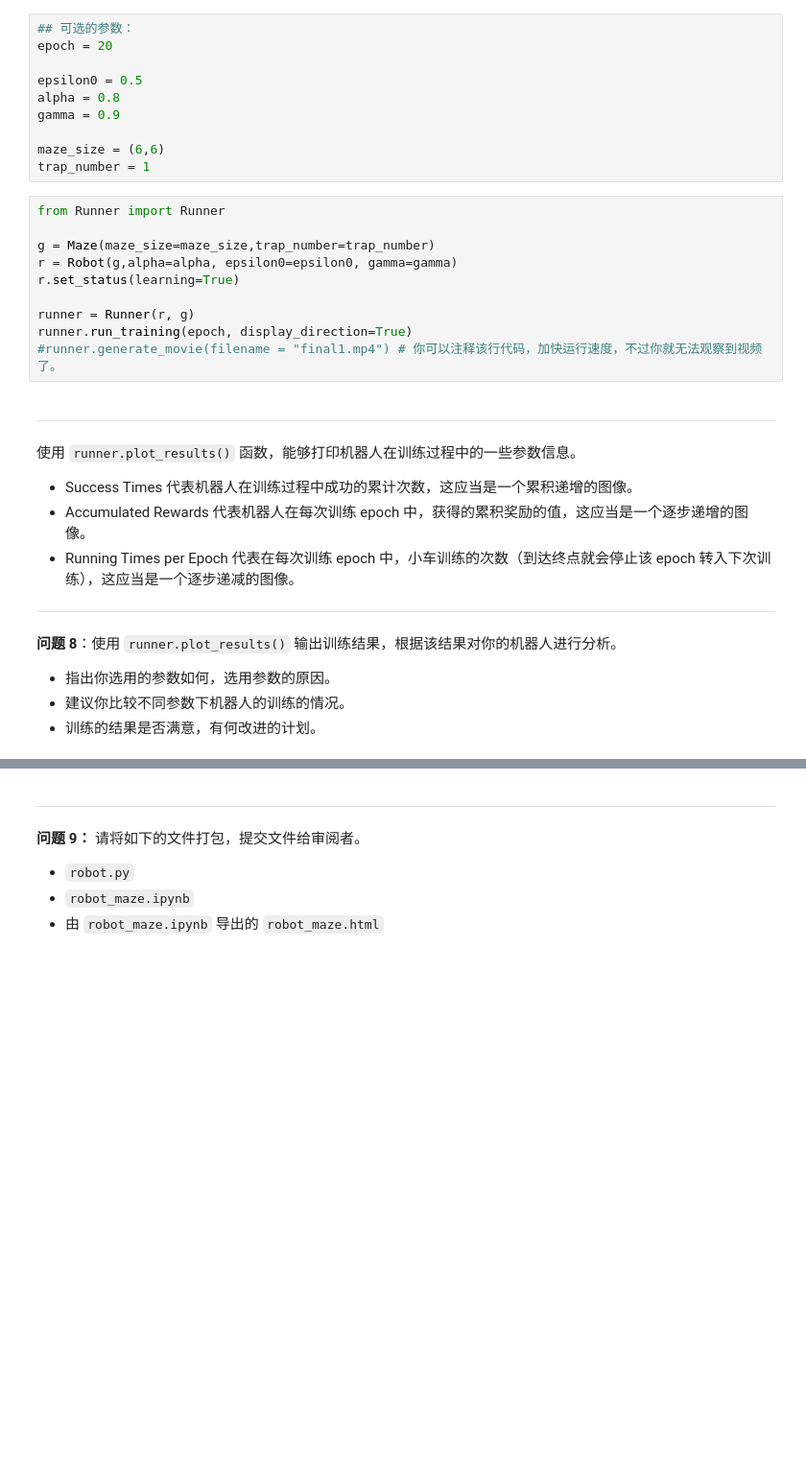
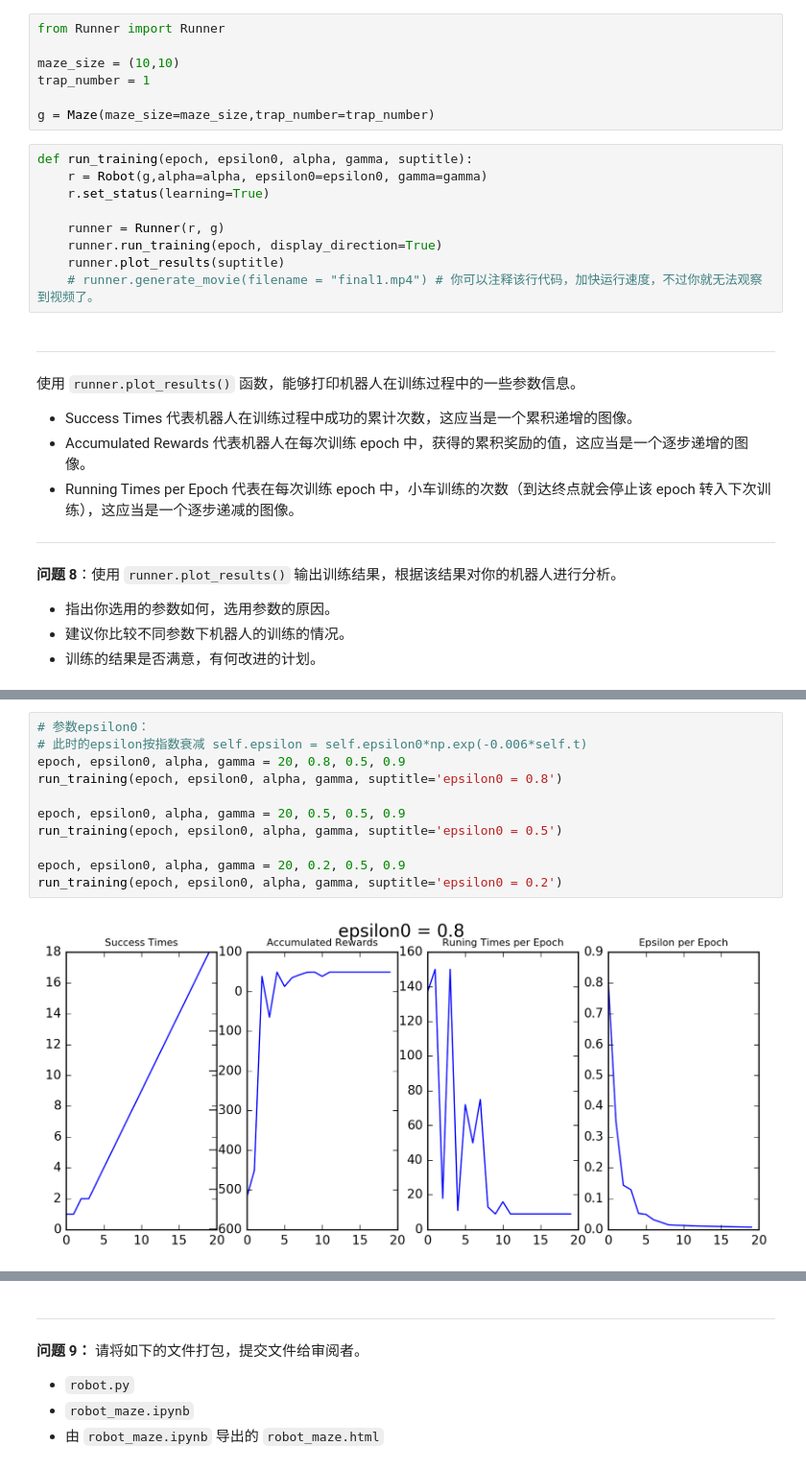
Before and after one commit to AZhenWang/qlearning_maze, a Jupyter notebook: robot_maze.ipynb, the cells around one changed output, grey strips where cells are left out. Shown at 96% size. Cells and saved outputs as stored; diff of their text form; blank space fills up the shorter version.

```diff
--- a/robot_maze.ipynb
+++ b/robot_maze.ipynb
@@ -246,26 +234,22 @@ print(robot.update())
 - 迷宫参数:
     - 迷宫大小
     - 迷宫中陷阱的数量
-# %%
-## 可选的参数：
-epoch = 20
-
-epsilon0 = 0.5
-alpha = 0.8
-gamma = 0.9
-
-maze_size = (6,6)
-trap_number = 1
+# %%
+from Runner import Runner
+
+maze_size = (10,10)
+trap_number = 1
+
+g = Maze(maze_size=maze_size,trap_number=trap_number)
 # %%
-from Runner import Runner
+def run_training(epoch, epsilon0, alpha, gamma, suptitle):
+    r = Robot(g,alpha=alpha, epsilon0=epsilon0, gamma=gamma)
+    r.set_status(learning=True)
 
-g = Maze(maze_size=maze_size,trap_number=trap_number)
-r = Robot(g,alpha=alpha, epsilon0=epsilon0, gamma=gamma)
-r.set_status(learning=True)
-
-runner = Runner(r, g)
-runner.run_training(epoch, display_direction=True)
-#runner.generate_movie(filename = "final1.mp4") # 你可以注释该行代码，加快运行速度，不过你就无法观察到视频了。
+    runner = Runner(r, g)
+    runner.run_training(epoch, display_direction=True)
+    runner.plot_results(suptitle)
+    # runner.generate_movie(filename = "final1.mp4") # 你可以注释该行代码，加快运行速度，不过你就无法观察到视频了。
 # %% [markdown]
 ---
 
@@ -288,0 +273,13 @@ runner.plot_results()
+# %%
+# 参数epsilon0：
+# 此时的epsilon按指数衰减 self.epsilon = self.epsilon0*np.exp(-0.006*self.t)
+epoch, epsilon0, alpha, gamma = 20, 0.8, 0.5, 0.9
+run_training(epoch, epsilon0, alpha, gamma, suptitle='epsilon0 = 0.8')
+
+epoch, epsilon0, alpha, gamma = 20, 0.5, 0.5, 0.9
+run_training(epoch, epsilon0, alpha, gamma, suptitle='epsilon0 = 0.5')
+
+epoch, epsilon0, alpha, gamma = 20, 0.2, 0.5, 0.9
+run_training(epoch, epsilon0, alpha, gamma, suptitle='epsilon0 = 0.2')
+# %% [output]
+[figure, added]
```
Also changed, not shown: parts of 13 cells of this notebook, 3 other files.
